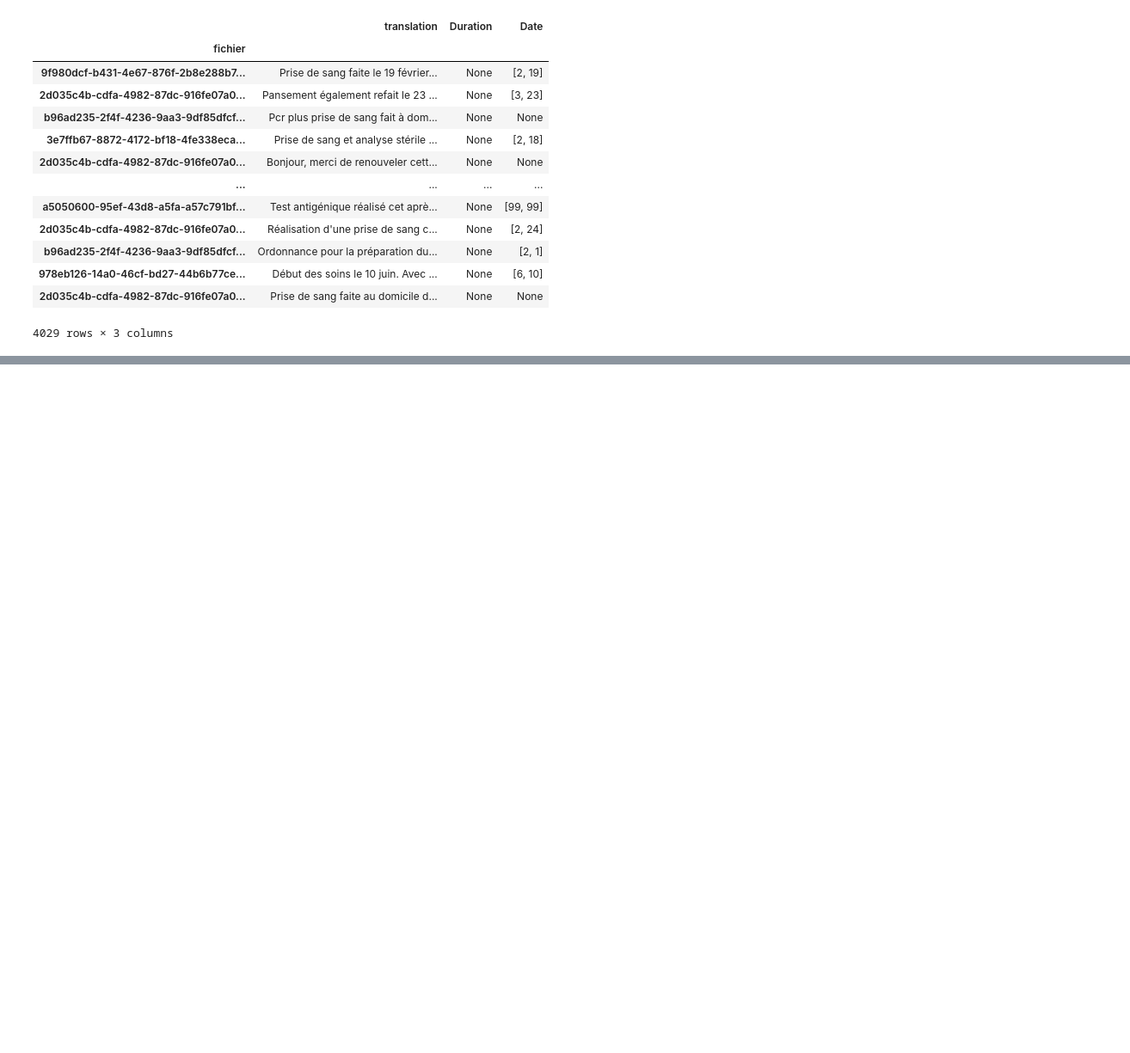
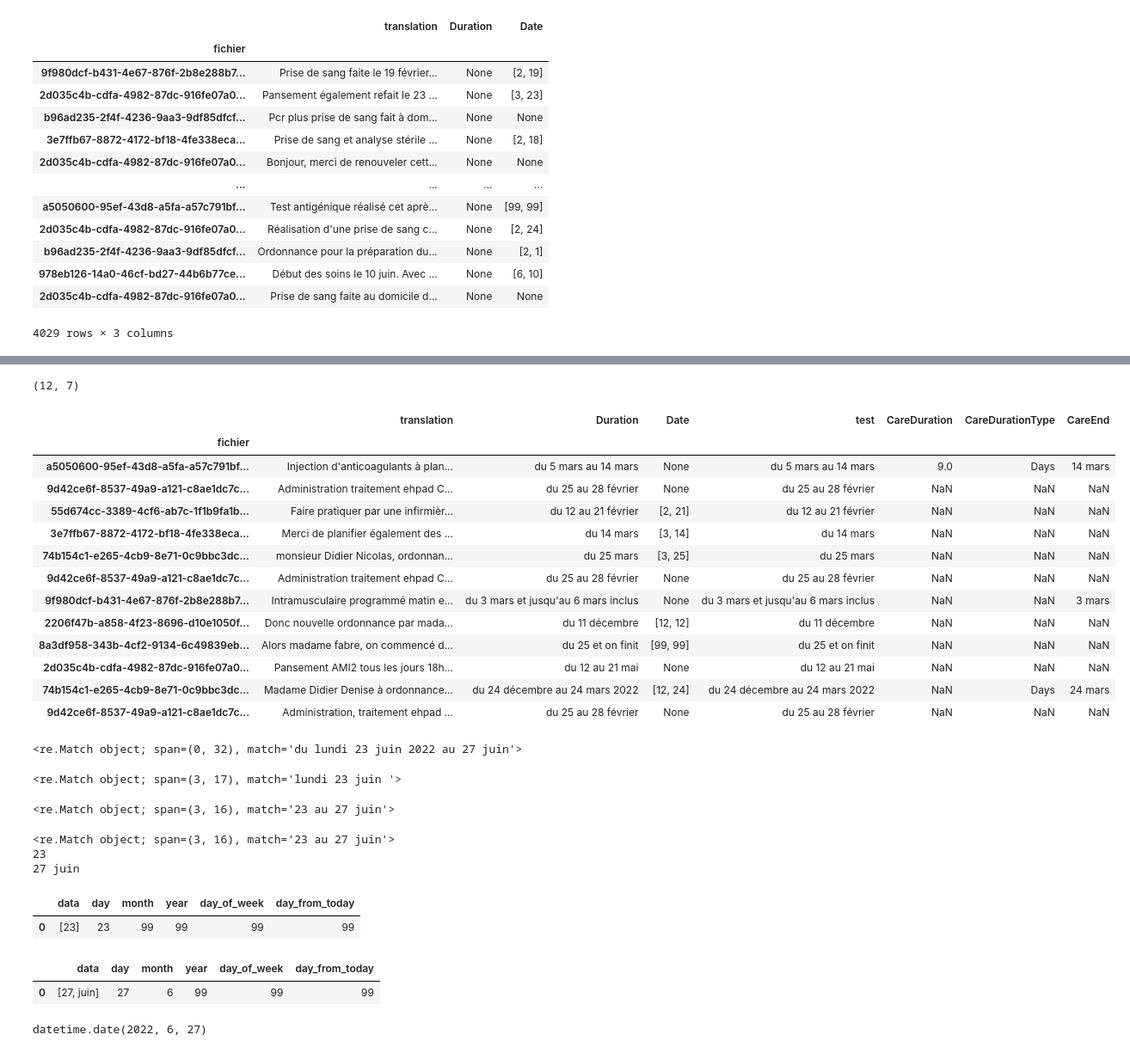
Before and after one commit to GeoffroyGit/ephesus, a Jupyter notebook: notebooks/Test_code_duration.ipynb, the cells around one changed output, grey strips where cells are left out. Shown: that part at 86% size. Saved outputs shown, nothing was run; the diff lists cells and outputs as text; code cells hidden in the pictures; blank space fills up the shorter version.

```diff
--- a/notebooks/Test_code_duration.ipynb
+++ b/notebooks/Test_code_duration.ipynb
@@ -387,0 +452,3 @@ Duration().get_duration("pendant 3 jours", [6,1] , df=True)
+# %%
+copycopy = last_test_v2.copy().dropna(subset=["Duration"])
+print(copycopy.shape)
@@ -387,0 +457,5 @@ Duration().get_duration("pendant 3 jours", [6,1] , df=True)
+# %%
+copycopy['test'] = copycopy["Duration"].apply(lambda x: re.search("(?<=du\s)\w*?\s?(\d{1,2}\s)",x).string if re.search("(?<=du\s)\w*?\s?(\d{1,2}\s)",x) is not None else None)
+# %%
+extract_test = copycopy.dropna(subset=["test"])
+extract_test
@@ -387,0 +477,23 @@ Duration().get_duration("pendant 3 jours", [6,1] , df=True)
+# %%
+extract_test = Duration().apply_to_df(extract_test)
+# %%
+extract_test.shape
+# %% [output]
+(12, 7)
+# %%
+extract_test
+# %% [output]
+|  | translation | Duration | Date | test | CareDuration | CareDurationType | CareEnd |
+| fichier |  |  |  |  |  |  |  |
+| a5050600-95ef-43d8-a5fa-a57c791bf... | Injection d'anticoagulants à plan... | du 5 mars au 14 mars | None | du 5 mars au 14 mars | 9.0 | Days | 14 mars |
+| 9d42ce6f-8537-49a9-a121-c8ae1dc7c... | Administration traitement ehpad C... | du 25 au 28 février | None | du 25 au 28 février | NaN | NaN | NaN |
+| 55d674cc-3389-4cf6-ab7c-1f1b9fa1b... | Faire pratiquer par une infirmièr... | du 12 au 21 février | [2, 21] | du 12 au 21 février | NaN | NaN | NaN |
+| 3e7ffb67-8872-4172-bf18-4fe338eca... | Merci de planifier également des ... | du 14 mars | [3, 14] | du 14 mars | NaN | NaN | NaN |
+| 74b154c1-e265-4cb9-8e71-0c9bbc3dc... | monsieur Didier Nicolas, ordonnan... | du 25 mars | [3, 25] | du 25 mars | NaN | NaN | NaN |
+| 9d42ce6f-8537-49a9-a121-c8ae1dc7c... | Administration traitement ehpad C... | du 25 au 28 février | None | du 25 au 28 février | NaN | NaN | NaN |
+| 9f980dcf-b431-4e67-876f-2b8e288b7... | Intramusculaire programmé matin e... | du 3 mars et jusqu'au 6 mars inclus | None | du 3 mars et jusqu'au 6 mars inclus | NaN | NaN | 3 mars |
+| 2206f47b-a858-4f23-8696-d10e1050f... | Donc nouvelle ordonnance par mada... | du 11 décembre | [12, 12] | du 11 décembre | NaN | NaN | NaN |
+| 8a3df958-343b-4cf2-9134-6c49839eb... | Alors madame fabre, on commencé d... | du 25 et on finit | [99, 99] | du 25 et on finit | NaN | NaN | NaN |
+| 2d035c4b-cdfa-4982-87dc-916fe07a0... | Pansement AMI2 tous les jours 18h... | du 12 au 21 mai | None | du 12 au 21 mai | NaN | NaN | NaN |
+| 74b154c1-e265-4cb9-8e71-0c9bbc3dc... | Madame Didier Denise à ordonnance... | du 24 décembre au 24 mars 2022 | [12, 24] | du 24 décembre au 24 mars 2022 | NaN | Days | 24 mars |
+| 9d42ce6f-8537-49a9-a121-c8ae1dc7c... | Administration, traitement ehpad ... | du 25 au 28 février | None | du 25 au 28 février | NaN | NaN | NaN |
@@ -387,0 +502,27 @@ Duration().get_duration("pendant 3 jours", [6,1] , df=True)
+# %%
+regex = "du\s\w*?\s?(\d{1,2})\s("+liste_mois+"\s)?(\d{1,4}\s)?au\s\w*?\s?(\d{1,2}\s"+liste_mois+")"
+re.search(regex, test)
+# %% [output]
+<re.Match object; span=(0, 32), match='du lundi 23 juin 2022 au 27 juin'>
+# %%
+regex = "(?<=du\s)\w*?\s?(\d{1,2})\s("+liste_mois+")?\s?"
+re.search(regex, test)
+# %% [output]
+<re.Match object; span=(3, 17), match='lundi 23 juin '>
+# %%
+regex = "(?<=du\s)\w*?\s?(\d{1,2})\s("+liste_mois+")?\s?(\d{1,4}\s)?au\s\w*?\s?(\d{1,2}\s"+liste_mois+")"
+re.search(regex, test)
+# %% [output]
+<re.Match object; span=(3, 16), match='23 au 27 juin'>
+# %%
+test = re.search(regex, sentence)
+print(test)
+dico = {}
+start_date = re.search("(?<=du\s)\w*?\s?(\d{1,2})\s("+liste_mois+")?\s?", sentence).group()
+end_date = re.search('(?<=au\s)\w*?\s?(\d{1,2}\s'+liste_mois+')', sentence).group()
+print(start_date)
+print(end_date)
+# %% [output]
+<re.Match object; span=(3, 16), match='23 au 27 juin'>
+23
+27 juin
@@ -387,0 +532,15 @@ Duration().get_duration("pendant 3 jours", [6,1] , df=True)
+# %%
+start_date_df
+# %% [output]
+|  | data | day | month | year | day_of_week | day_from_today |
+| 0 | [23] | 23 | 99 | 99 | 99 | 99 |
+# %%
+end_date_df
+# %% [output]
+|  | data | day | month | year | day_of_week | day_from_today |
+| 0 | [27, juin] | 27 | 6 | 99 | 99 | 99 |
+# %%
+end_date_datetime = datetime.date(2022,end_date_df.iloc[0,2],end_date_df.iloc[0,1])
+end_date_datetime
+# %% [output]
+datetime.date(2022, 6, 27)
```
Also changed, not shown: parts of 24 cells of this notebook, 1 other file.
